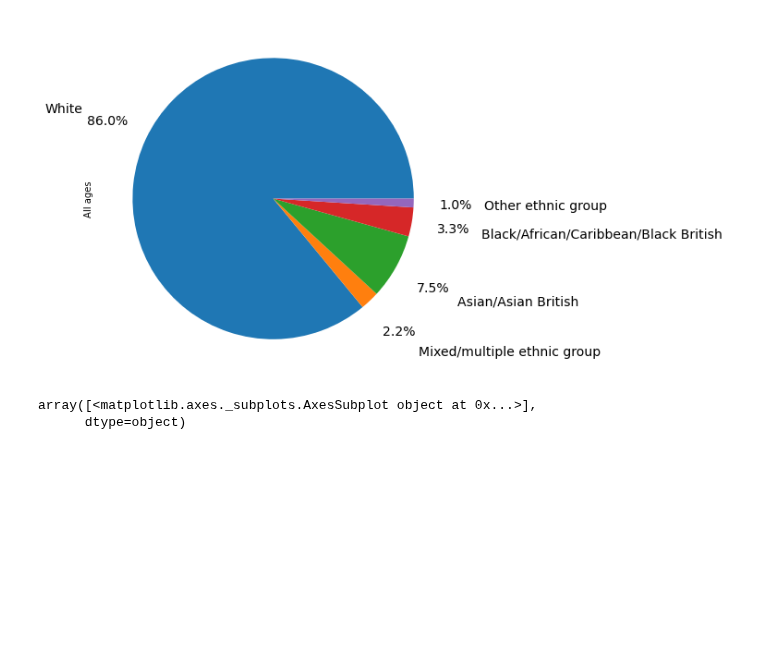
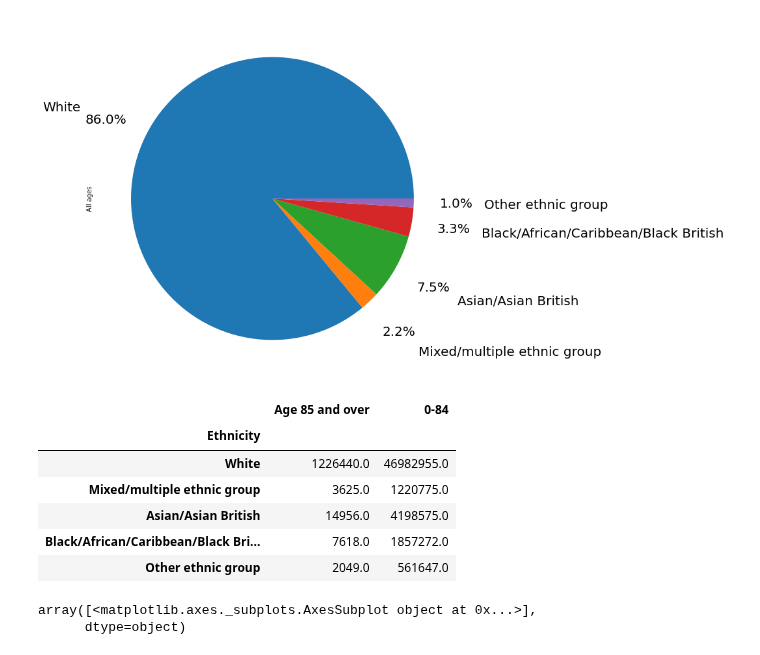
Before and after one commit to Quotennial/covid_bame, a Jupyter notebook: notebooks/Ethnicity And Age Breakdown.ipynb, the cells around one changed output. Saved outputs shown, nothing was run; the diff lists cells and outputs as text; code cells hidden in the pictures; blank space fills up the shorter version.

```diff
--- a/notebooks/Ethnicity And Age Breakdown.ipynb
+++ b/notebooks/Ethnicity And Age Breakdown.ipynb
@@ -340,5 +340,15 @@ pop_eth_df["All ages"].plot.pie(subplots=True, autopct='%.001f%%',
 array([<matplotlib.axes._subplots.AxesSubplot object at 0x...>],
       dtype=object)
 [figure]
+# %%
+pop_eth_df.drop(columns=["All ages"])
+# %% [output]
+|  | Age 85 and over | 0-84 |
+| Ethnicity |  |  |
+| White | 1226440.0 | 46982955.0 |
+| Mixed/multiple ethnic group | 3625.0 | 1220775.0 |
+| Asian/Asian British | 14956.0 | 4198575.0 |
+| Black/African/Caribbean/Black Bri... | 7618.0 | 1857272.0 |
+| Other ethnic group | 2049.0 | 561647.0 |
 # %%
 pop_eth_df["0-84"].plot.pie(subplots=True, autopct='%.001f%%',
```
Also changed, not shown: parts of 4 cells of this notebook.
